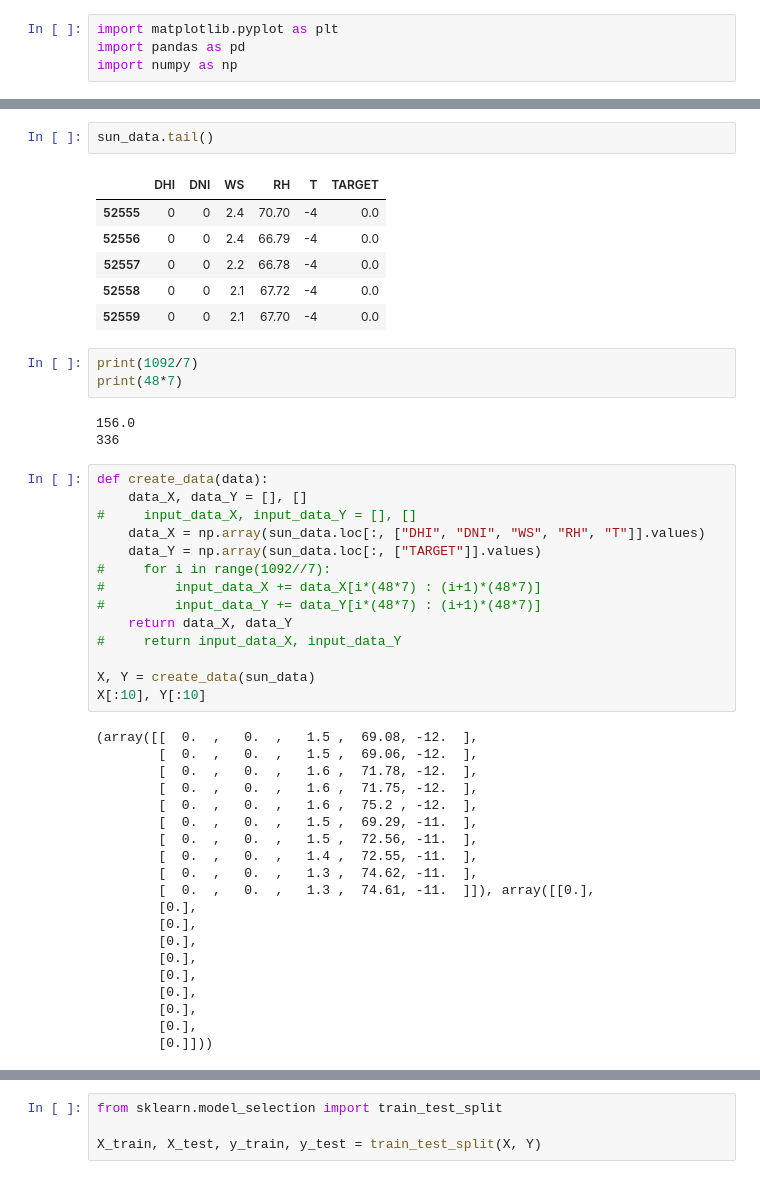
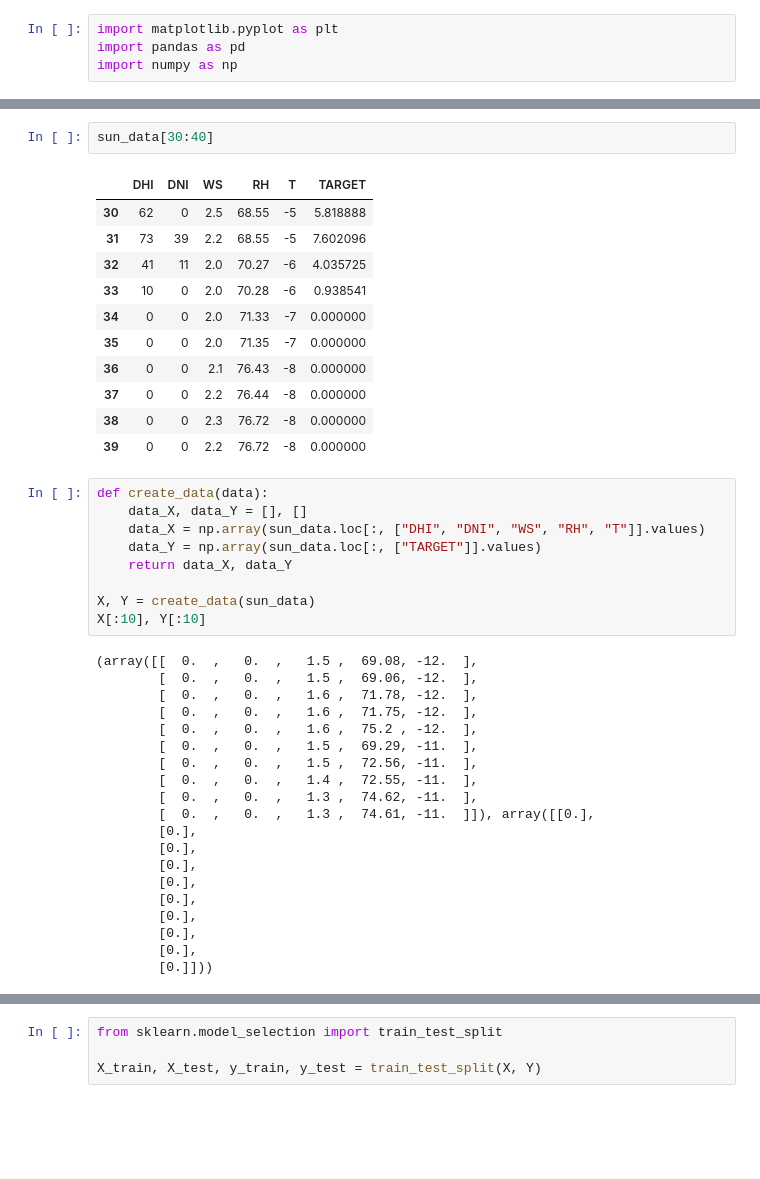
Before and after one commit to J-woooo/Dacon, a Jupyter notebook: wooooooo/ActionBeam.ipynb, the cells around one changed output, grey strips where cells are left out. Cells and saved outputs as stored; diff of their text form; blank space fills up the shorter version.

```diff
--- a/wooooooo/ActionBeam.ipynb
+++ b/wooooooo/ActionBeam.ipynb
@@ -13,32 +14,26 @@ sun_data.head()
 | 2 | 0 | 0 | 1.6 | 71.78 | -12 | 0.0 |
 | 3 | 0 | 0 | 1.6 | 71.75 | -12 | 0.0 |
 | 4 | 0 | 0 | 1.6 | 75.20 | -12 | 0.0 |
-# %%
-sun_data.tail()
-# %% [output]
-|  | DHI | DNI | WS | RH | T | TARGET |
-| 52555 | 0 | 0 | 2.4 | 70.70 | -4 | 0.0 |
-| 52556 | 0 | 0 | 2.4 | 66.79 | -4 | 0.0 |
-| 52557 | 0 | 0 | 2.2 | 66.78 | -4 | 0.0 |
-| 52558 | 0 | 0 | 2.1 | 67.72 | -4 | 0.0 |
-| 52559 | 0 | 0 | 2.1 | 67.70 | -4 | 0.0 |
-# %%
-print(1092/7)
-print(48*7)
-# %% [output]
-156.0
-336
+# %%
+sun_data[30:40]
+# %% [output]
+|  | DHI | DNI | WS | RH | T | TARGET |
+| 30 | 62 | 0 | 2.5 | 68.55 | -5 | 5.818888 |
+| 31 | 73 | 39 | 2.2 | 68.55 | -5 | 7.602096 |
+| 32 | 41 | 11 | 2.0 | 70.27 | -6 | 4.035725 |
+| 33 | 10 | 0 | 2.0 | 70.28 | -6 | 0.938541 |
+| 34 | 0 | 0 | 2.0 | 71.33 | -7 | 0.000000 |
+| 35 | 0 | 0 | 2.0 | 71.35 | -7 | 0.000000 |
+| 36 | 0 | 0 | 2.1 | 76.43 | -8 | 0.000000 |
+| 37 | 0 | 0 | 2.2 | 76.44 | -8 | 0.000000 |
+| 38 | 0 | 0 | 2.3 | 76.72 | -8 | 0.000000 |
+| 39 | 0 | 0 | 2.2 | 76.72 | -8 | 0.000000 |
 # %%
 def create_data(data):
     data_X, data_Y = [], []
-#     input_data_X, input_data_Y = [], []
     data_X = np.array(sun_data.loc[:, ["DHI", "DNI", "WS", "RH", "T"]].values)
     data_Y = np.array(sun_data.loc[:, ["TARGET"]].values)
-#     for i in range(1092//7):
-#         input_data_X += data_X[i*(48*7) : (i+1)*(48*7)]
-#         input_data_Y += data_Y[i*(48*7) : (i+1)*(48*7)]
     return data_X, data_Y
-#     return input_data_X, input_data_Y
 
 X, Y = create_data(sun_data)
 X[:10], Y[:10]
```
Also changed, not shown: parts of 14 cells of this notebook.
